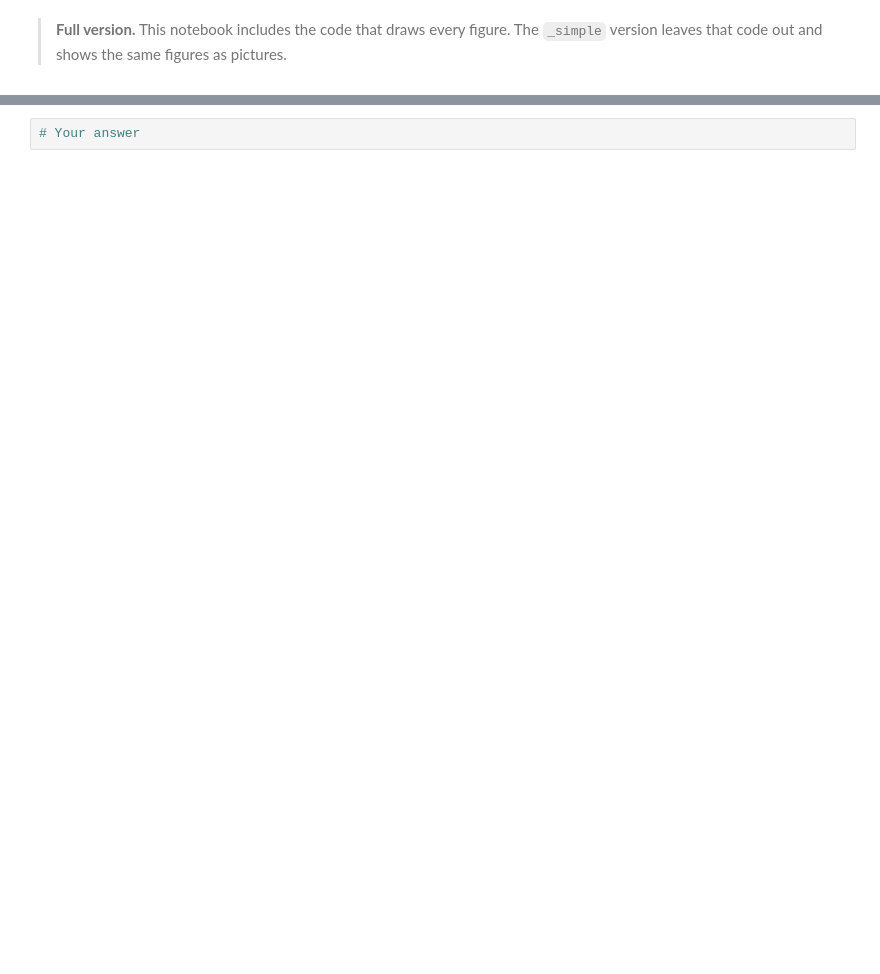
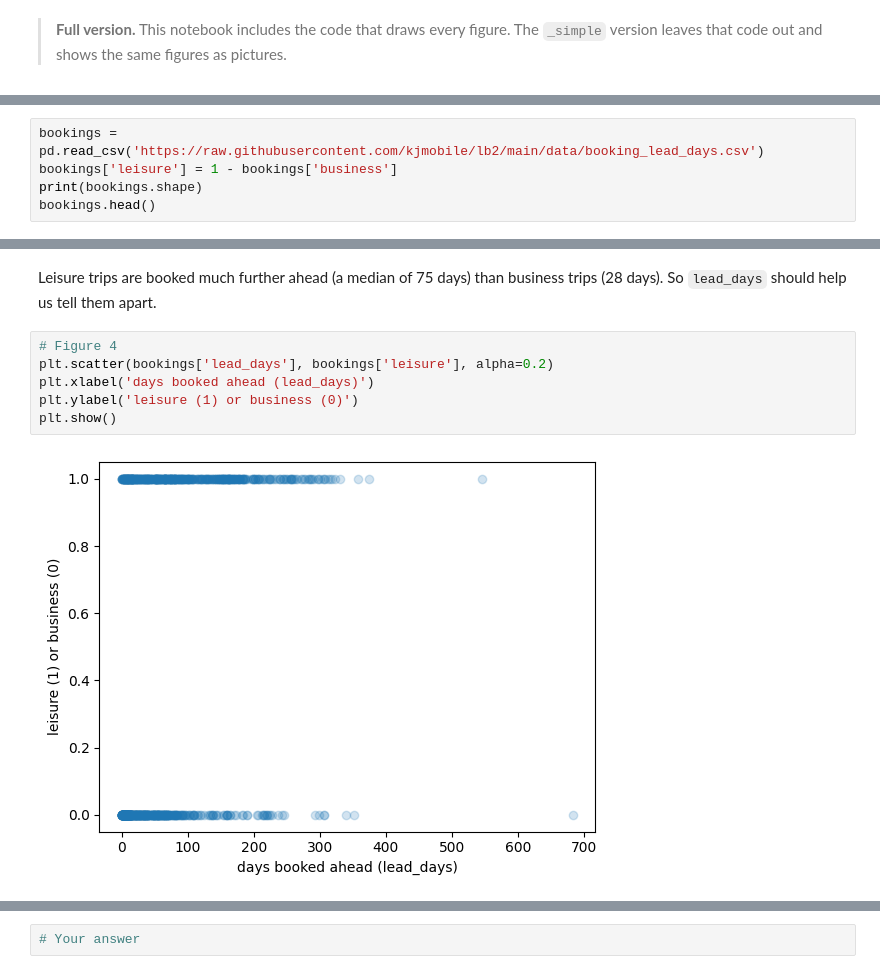
Before and after one commit to kjmobile/lb2, a Jupyter notebook: 4_Logistic_Regression_Business_or_Leisure_all.ipynb, the cells around one changed output, grey strips where cells are left out. Cells and saved outputs as stored; diff of their text form; blank space fills up the shorter version.

```diff
--- a/4_Logistic_Regression_Business_or_Leisure_all.ipynb
+++ b/4_Logistic_Regression_Business_or_Leisure_all.ipynb
@@ -169,0 +140,5 @@ with a **baseline**: always guessing the larger group.
+# %%
+bookings = pd.read_csv('https://raw.githubusercontent.com/kjmobile/lb2/main/data/booking_lead_days.csv')
+bookings['leisure'] = 1 - bookings['business']
+print(bookings.shape)
+bookings.head()
@@ -169,0 +161,11 @@ with a **baseline**: always guessing the larger group.
+# %% [markdown]
+Leisure trips are booked much further ahead (a median of 75 days) than business trips (28 days). So `lead_days`
+should help us tell them apart.
+# %%
+# Figure 4
+plt.scatter(bookings['lead_days'], bookings['leisure'], alpha=0.2)
+plt.xlabel('days booked ahead (lead_days)')
+plt.ylabel('leisure (1) or business (0)')
+plt.show()
+# %% [output]
+[figure, added]
```
Also changed, not shown: parts of 56 cells of this notebook, 7 other files.
